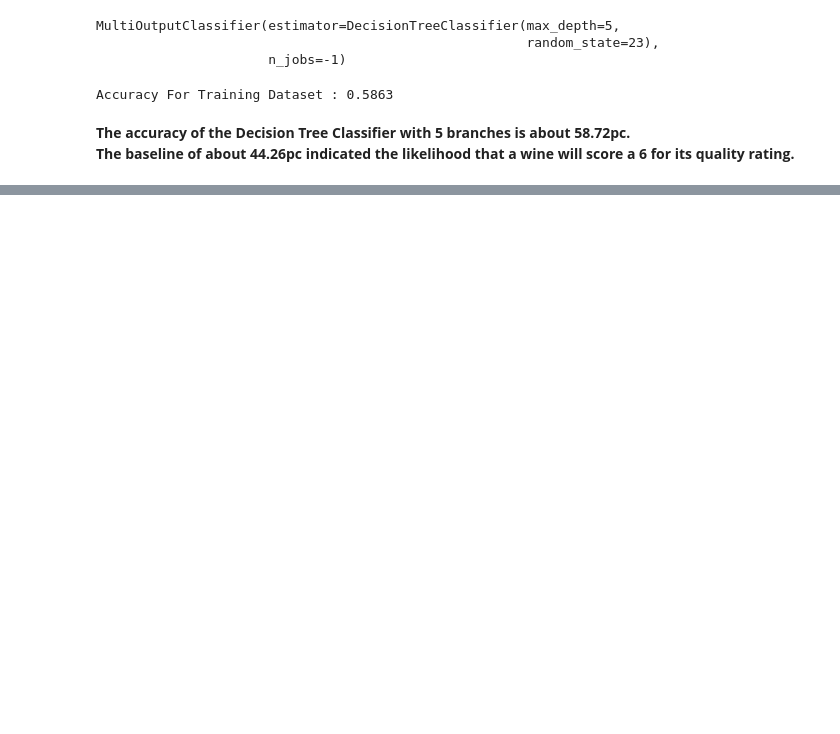
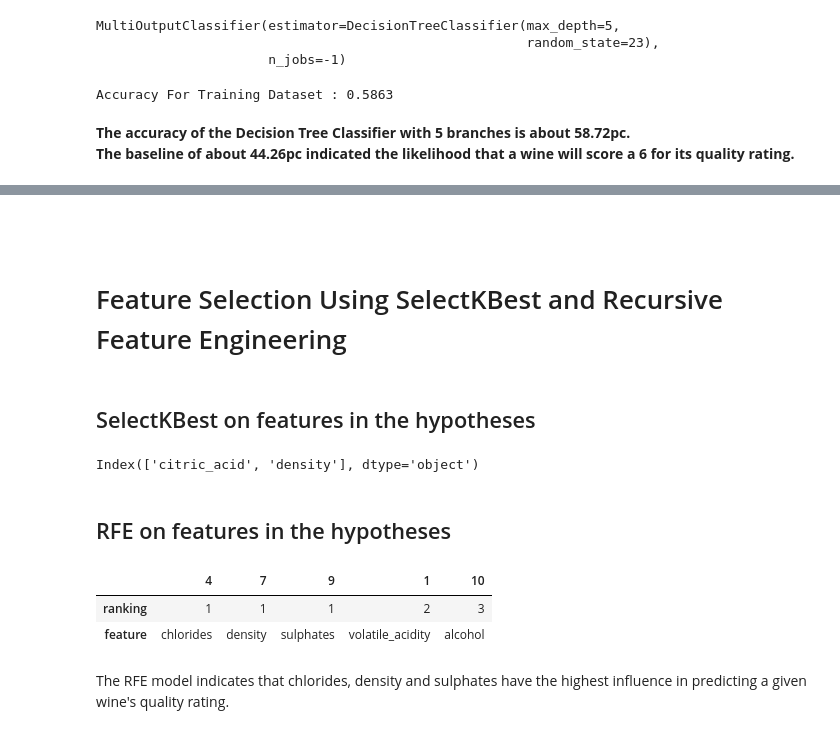
Before and after one commit to Mags-and-Smitty-Clustering-Project/group, a Jupyter notebook: project_3_workbook.ipynb, the cells around one changed output, grey strips where cells are left out. Saved outputs shown, nothing was run; the diff lists cells and outputs as text; code cells hidden in the pictures; blank space fills up the shorter version.

```diff
--- a/project_3_workbook.ipynb
+++ b/project_3_workbook.ipynb
@@ -886,0 +868,24 @@ Index(['citric_acid', 'density'], dtype='object')
+# %% [markdown]
+&nbsp;
+# %% [markdown]
+# Feature Selection Using SelectKBest and Recursive Feature Engineering
+# %% [markdown]
+## SelectKBest on features in the hypotheses
+# %%
+# running selectKBest on hypotheses features
+
+selectKBest_rfe_functions.select_best(train, ['total_s02', 'rs', 'citric_acid',
+                                              'density', 'free_s02'],
+                                              'quality', 2)
+# %% [output]
+Index(['citric_acid', 'density'], dtype='object')
+# %% [markdown]
+## RFE on features in the hypotheses
+# %%
+selectKBest_rfe_functions.rfe_function(train, 3, 'quality', dummy_columns = ['color']).head(5).T
+# %% [output]
+|  | 4 | 7 | 9 | 1 | 10 |
+| ranking | 1 | 1 | 1 | 2 | 3 |
+| feature | chlorides | density | sulphates | volatile_acidity | alcohol |
+# %% [markdown]
+The RFE model indicates that chlorides, density and sulphates have the highest influence in predicting a given wine's quality rating.
```
Also changed, not shown: parts of 78 cells of this notebook, 1 other file.
